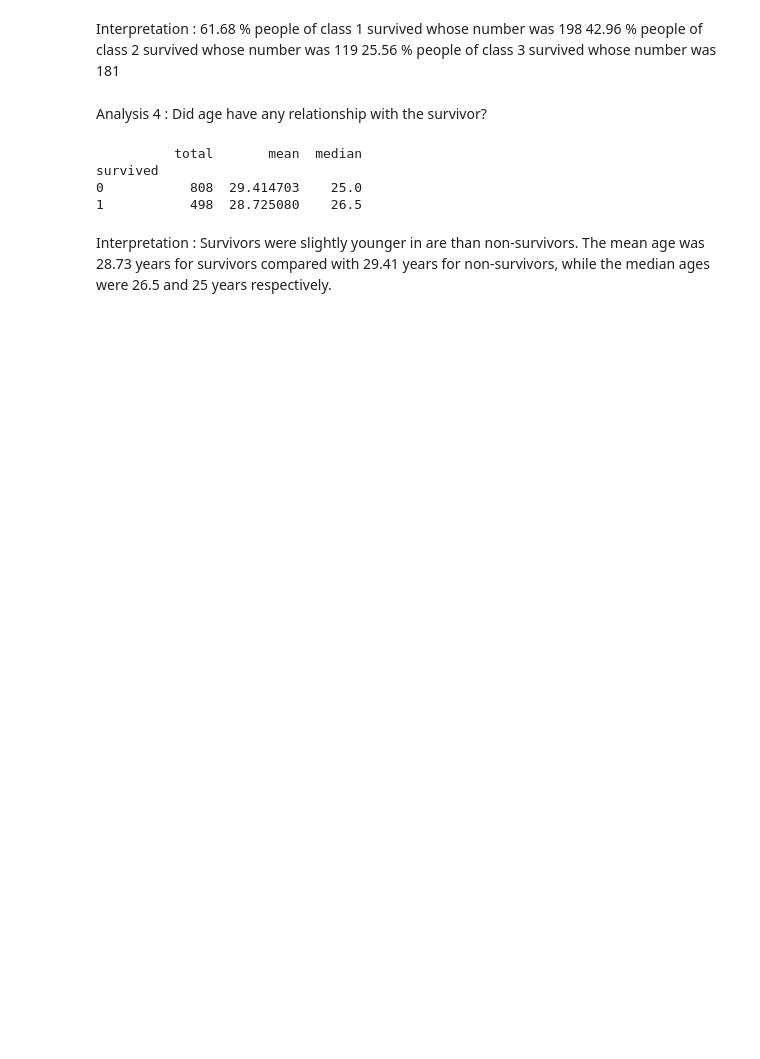
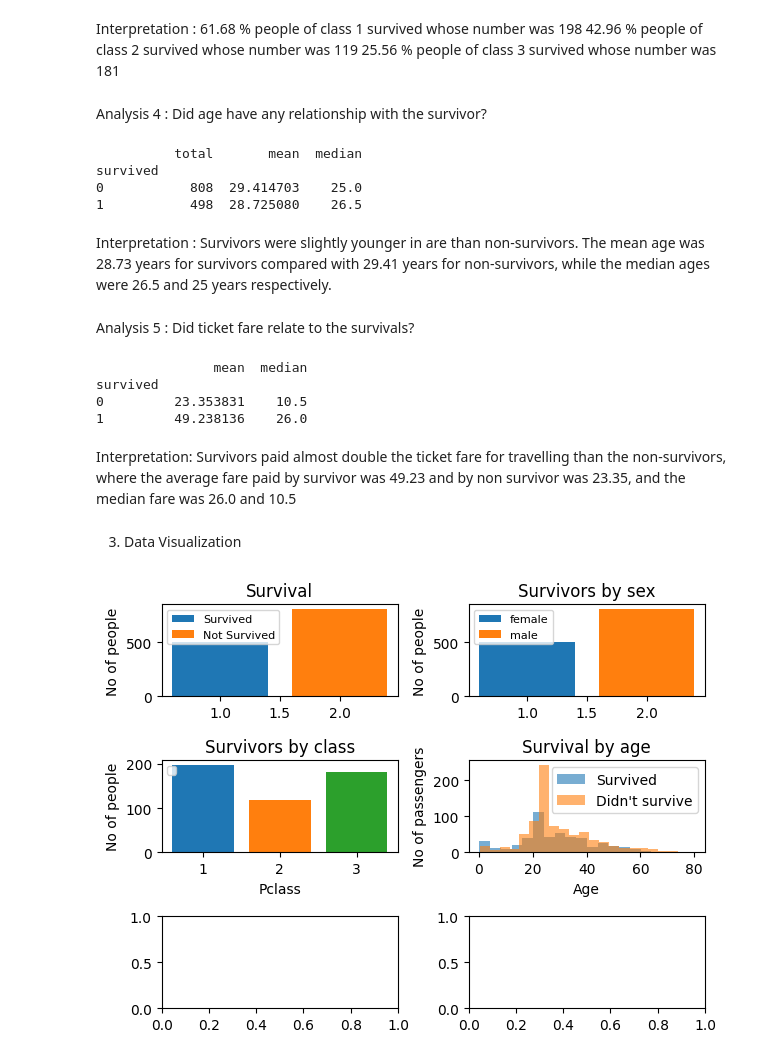
Before and after one commit to achyut-gif/Titanic-Data-Analysis, a Jupyter notebook: analysis.ipynb, the cells around one changed output. Saved outputs shown, nothing was run; the diff lists cells and outputs as text; code cells hidden in the pictures; blank space fills up the shorter version.

Commit message:
Added the EDA and charts

```diff
--- a/analysis.ipynb
+++ b/analysis.ipynb
@@ -237,7 +237,7 @@ ddf.head()
 | 3 | 1 | 0 | Allison, Mr. Hudson Joshua Creighton | male | 30.00 | 1 | 2 | 113781 | 151.5500 | S | C |
 | 4 | 1 | 0 | Allison, Mrs. Hudson J C (Bessie ... | female | 25.00 | 1 | 2 | 113781 | 151.5500 | S | C |
 # %%
-result = ddf.groupby('sex')['survived'].agg(
+result = ddf.groupby('sex', as_index = False)['survived'].agg(
     total_passengers = "count",
     survivors = "sum",
     rate = "mean"
@@ -258,7 +257,7 @@ Interpretation :
 # %% [markdown]
 Analysis 3 : Did passenger class influence survival?
 # %%
-result3 = ddf.groupby('pclass')['survived'].agg(
+result3 = ddf.groupby('pclass', as_index = False)['survived'].agg(
     total = 'count',
     scount = 'sum',
     srate = 'mean'
@@ -296,3 +294,69 @@ survived
 # %% [markdown]
 Interpretation :
 Survivors were slightly younger in are than non-survivors. The mean age was 28.73 years for survivors compared with 29.41 years for non-survivors, while the median ages were 26.5 and 25 years respectively.
+# %% [markdown]
+Analysis 5 : Did ticket fare relate to the survivals?
+# %%
+result5 = ddf.groupby("survived")['fare'].agg(
+    mean = 'mean',
+    median = 'median'
+)
+
+print(result5)
+# %% [output]
+               mean  median
+survived
+0         23.353831    10.5
+1         49.238136    26.0
+# %% [markdown]
+Interpretation:
+Survivors paid almost double the ticket fare for travelling than the non-survivors, where the average fare paid by survivor was 49.23 and by non survivor was 23.35, and the median fare was 26.0 and 10.5
+# %% [markdown]
+3. Data Visualization
+# %%
+fig, ax = plt.subplots(3,2)
+x = [1, 2, 3]
+
+# survival
+y1 = [survival_count, len(df)-survival_count]
+ax[0, 0].bar(x[0], y1[0], label = "Survived")
+ax[0, 0].bar(x[1], y1[1], label = "Not Survived")
+ax[0,0].set_title("Survival")
+ax[0,0].set_ylabel("No of people")
+ax[0,0].legend(loc = "upper left", fontsize = 8)
+
+# survival by sex
+y1 = [survival_count, len(df)-survival_count]
+ax[0, 1].bar(x[0], y1[0], label = (result['sex'].iloc[0]))
+ax[0, 1].bar(x[1], y1[1], label = (result['sex'].iloc[1]))
+ax[0, 1].set_title("Survivors by sex")
+ax[0, 1].set_ylabel("No of people")
+ax[0, 1].legend(loc = "upper left", fontsize = 8)
+
+# survival by class
+y2 = [result3['scount'].iloc[0], result3['scount'].iloc[1], result3['scount'].iloc[2] ]
+ax[1, 0].bar(x[0], y2[0])
+ax[1, 0].bar(x[1], y2[1])
+ax[1, 0].bar(x[2], y2[2])
+ax[1, 0].set_title("Survivors by class")
+ax[1, 0].set_ylabel("No of people")
+ax[1, 0].set_xlabel("Pclass")
+ax[1, 0].legend(loc = "upper left", fontsize = 8)
+
+# survival by age
+survived = ddf[ddf['survived'] == 1]['age']
+not_survived = ddf[ddf['survived'] == 0]['age']
+
+ax[1, 1].hist(survived, bins = 20, alpha = 0.6, label = "Survived")
+ax[1, 1].hist(not_survived, bins = 20, alpha = 0.6, label = "Didn't survive")
+
+ax[1, 1].set_title("Survival by age")
+ax[1, 1].set_xlabel("Age")
+ax[1, 1].set_ylabel("No of passengers")
+ax[1, 1].legend()
+
+
+plt.tight_layout()
+plt.show()
+# %% [output]
+[figure, added]
```
Also changed, not shown: parts of 3 cells of this notebook, 1 other file.
